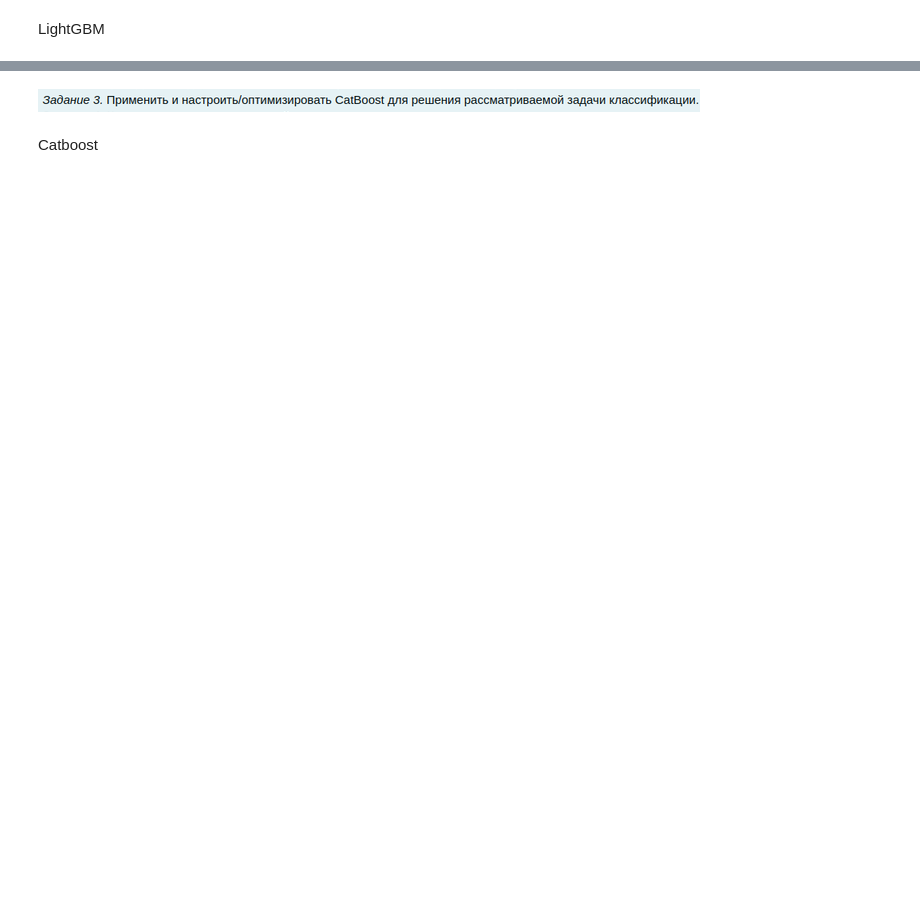
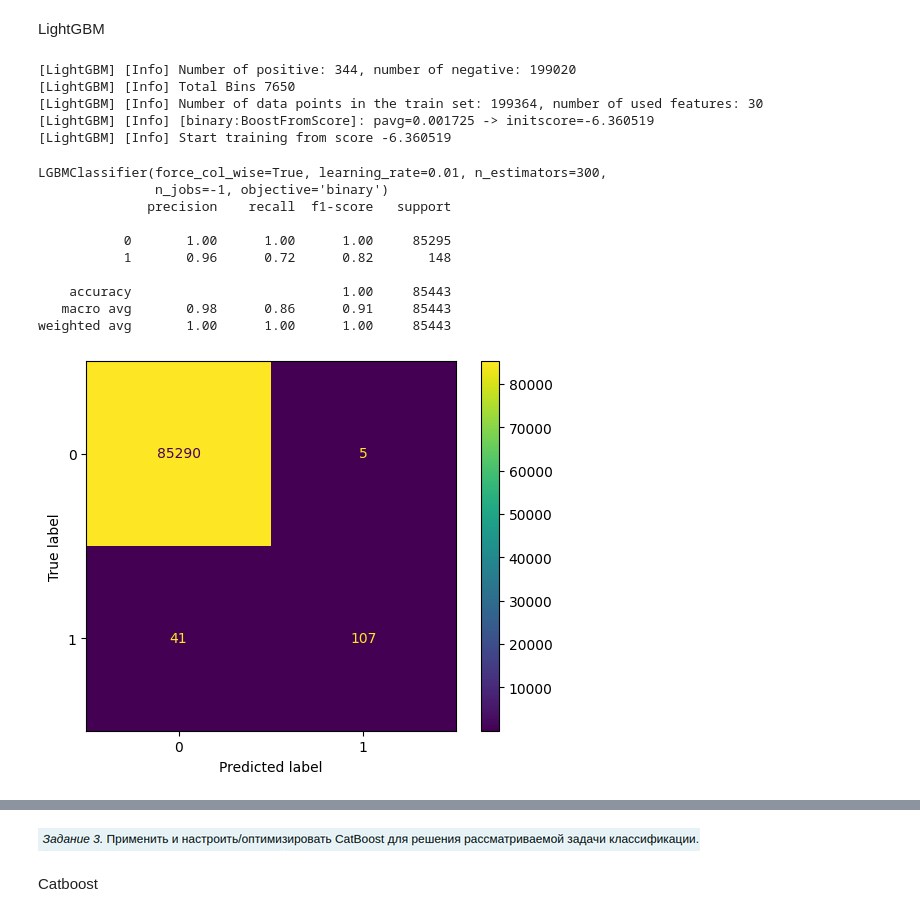
Before and after one commit to matikk0/anti-fraud_, a Jupyter notebook: lab5.ipynb, the cells around one changed output, grey strips where cells are left out. Cells and saved outputs as stored; diff of their text form; code cells hidden in the pictures; blank space fills up the shorter version.

```diff
--- a/lab5.ipynb
+++ b/lab5.ipynb
@@ -43,10 +92,33 @@ y_pred = clf.predict(x_test)
 # %% [markdown]
 LightGBM
 # %%
+%%time
 import lightgbm as lgb
 
-clf = lgb.LGBMClassifier(objective = 'binary',
-                         n_estimators = 10
+params = {"n_estimators": [75, 150, 300], "learning_rate": [0.01, 0.05, 0.1]}
+lgbm = lgb.LGBMClassifier(objective = 'binary',
+                         n_jobs = -1,
+                          force_col_wise=True
 )
+clf = GridSearchCV(lgbm, params, scoring="f1_macro", n_jobs=-1)
 clf.fit(x_train, y_train)
 y_pred = clf.predict(x_test)
+
+stats_show(clf, y_test, y_pred)
+# %% [output]
+[LightGBM] [Info] Number of positive: 344, number of negative: 199020
+[LightGBM] [Info] Total Bins 7650
+[LightGBM] [Info] Number of data points in the train set: 199364, number of used features: 30
+[LightGBM] [Info] [binary:BoostFromScore]: pavg=0.001725 -> initscore=-6.360519
+[LightGBM] [Info] Start training from score -6.360519
+LGBMClassifier(force_col_wise=True, learning_rate=0.01, n_estimators=300,
+               n_jobs=-1, objective='binary')
+              precision    recall  f1-score   support
+
+           0       1.00      1.00      1.00     85295
+           1       0.96      0.72      0.82       148
+
+    accuracy                           1.00     85443
+   macro avg       0.98      0.86      0.91     85443
+weighted avg       1.00      1.00      1.00     85443
+[figure, added]
```
Also changed, not shown: parts of 8 cells of this notebook.
